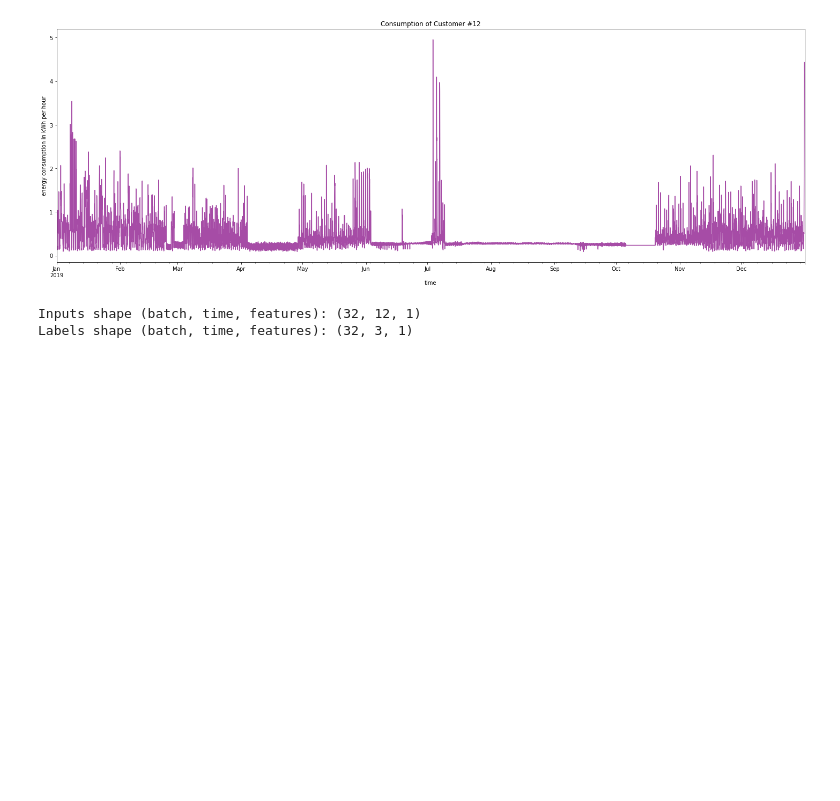
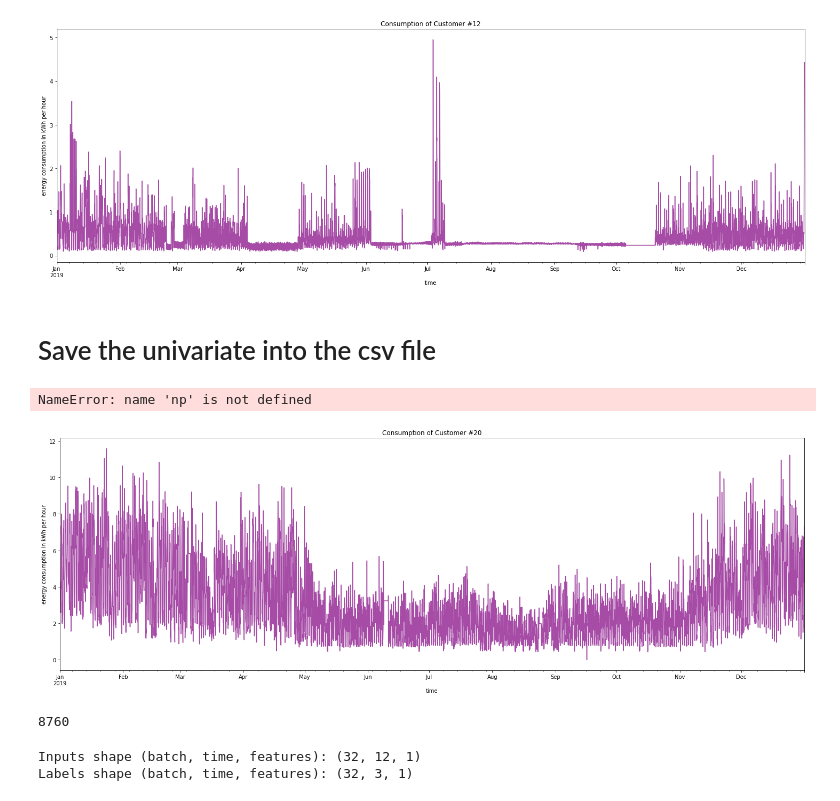
Before and after one commit to andrewlee1807/TSDatasets, a Jupyter notebook: spain_energy_consumption.ipynb, the cells around one changed output. Saved outputs shown, nothing was run; the diff lists cells and outputs as text; code cells hidden in the pictures; blank space fills up the shorter version.

Commit message:
add export data to csv file

```diff
--- a/spain_energy_consumption.ipynb
+++ b/spain_energy_consumption.ipynb
@@ -127,6 +127,29 @@ dataloader = SpainDataLoader(data_path=r"C:\Users\Andrew\Documents\Project\Time
 dataloader.plot_sequence(12)
 # %% [output]
 [figure]
+# %% [markdown]
+# Save the univariate into the csv file
+# %%
+from utils import SpainDataLoader
+dataloader = SpainDataLoader(data_path=r"C:\Users\Andrew\Documents\Project\Time Series\Kepco-Search\dataset\Spain_Energy_Consumption")
+import numpy as np
+
+data = dataloader.consumptions.loc[:, 20]
+
+np.savetxt("spain_ec_20.csv",  data, delimiter=",")
+# check
+data_loaded = np.loadtxt( 'spain_ec_20.csv', dtype=int)
+print(data_loaded)
+# %% [output]
+NameError: name 'np' is not defined
+# %%
+dataloader.plot_sequence(20)
+# %% [output]
+[figure, added]
+# %%
+len(dataloader.consumptions.loc[:, 20])
+# %% [output]
+8760
 # %%
 from utils import TSF
 input_width = 12
```
Also changed, not shown: 1 other file.
